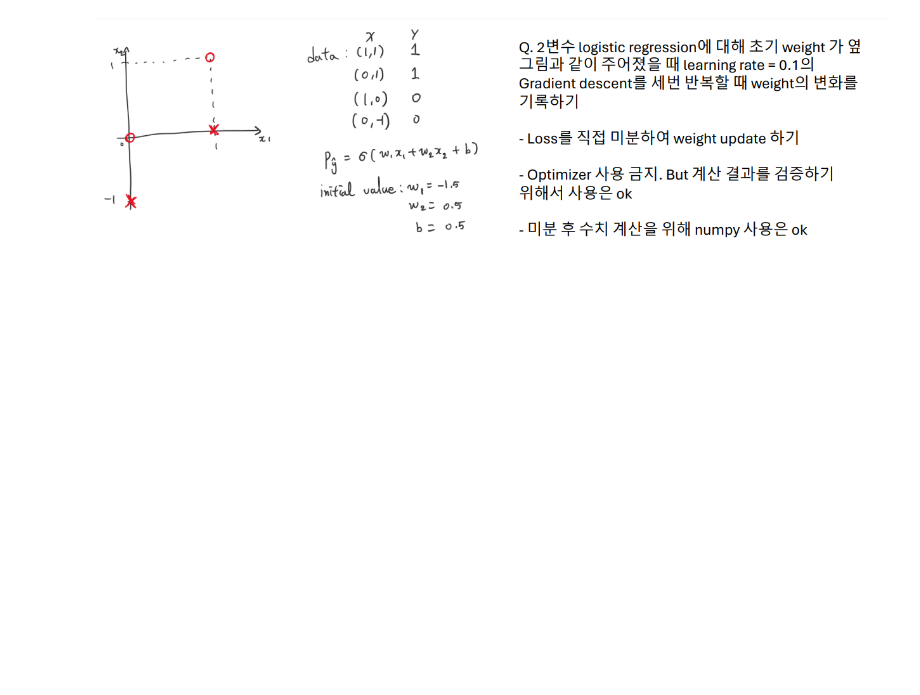
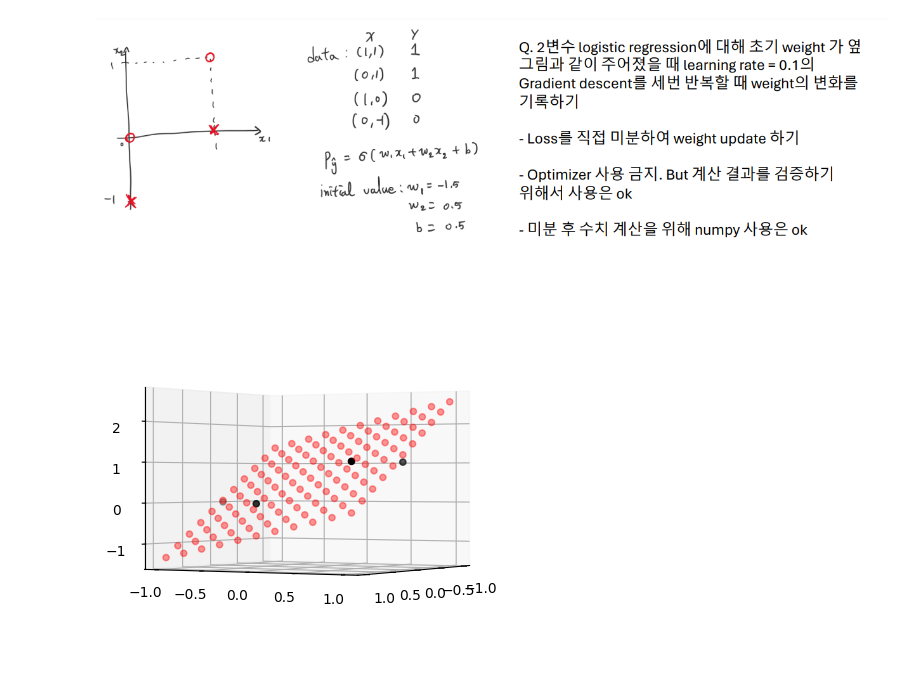
Before and after one commit to m4a1carbin4/pytorch-learn-2024, a Jupyter notebook: middle_test.ipynb, the cells around one changed output. Cells and saved outputs as stored; diff of their text form; code cells hidden in the pictures; blank space fills up the shorter version.

```diff
--- a/middle_test.ipynb
+++ b/middle_test.ipynb
@@ -81,12 +81,14 @@ x1_space,x2_space = np.hsplit(coords,2)
 # %%
 fig = plt.figure()
 ax = fig.add_subplot(111,projection='3d')
 ax.scatter(x1_point.reshape(4),x2_point.reshape(4),data_y,c='black')
 tmp_result = []
 for (x1,x2) in coords:
     tmp_result.append(w1 * x1 + w2 * x2 + b)
 
-ax.scatter(x1_space, x2_space,np.array(tmp_result).reshape(11,11), color='r',alpha=0.4)
-ax.view_init(90, 90)
+ax.scatter(x1_space.reshape(121), x2_space.reshape(121),np.array(tmp_result).reshape(121), color='r',alpha=0.4)
+ax.view_init(0, 30)
+# %% [output]
+[figure, added]
 # %%
 print(f"w1 : {w1} \nw2 : {w2} \nb : {b}")
```
Also changed, not shown: parts of 13 cells of this notebook.
